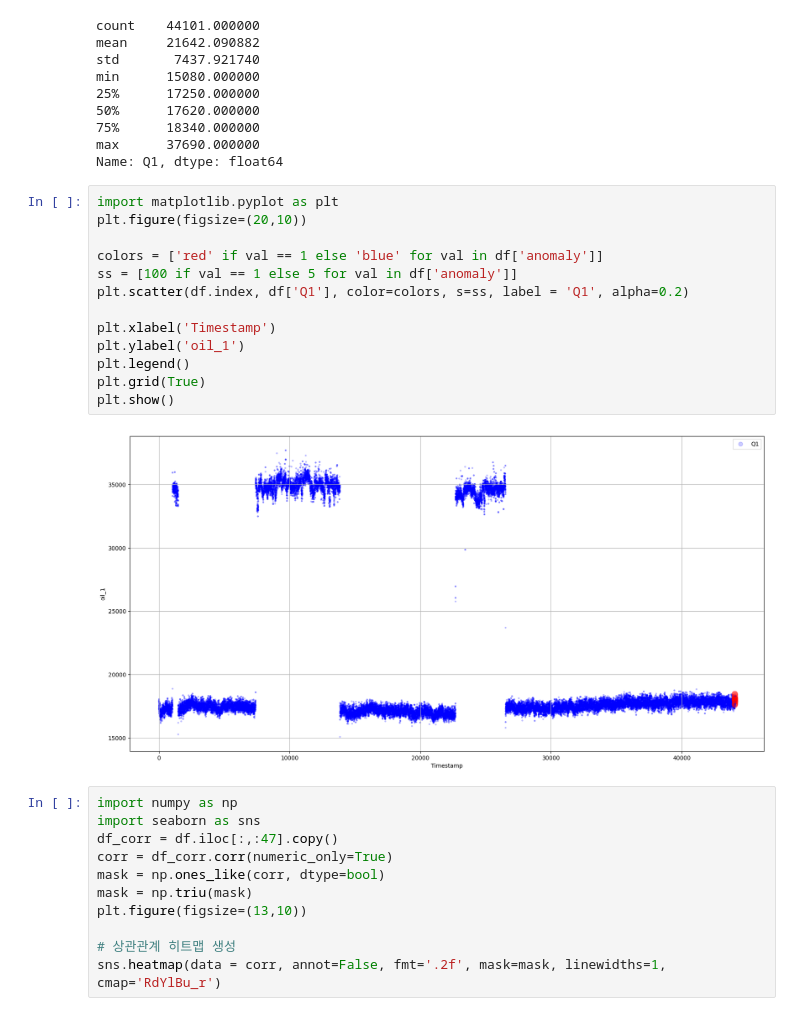
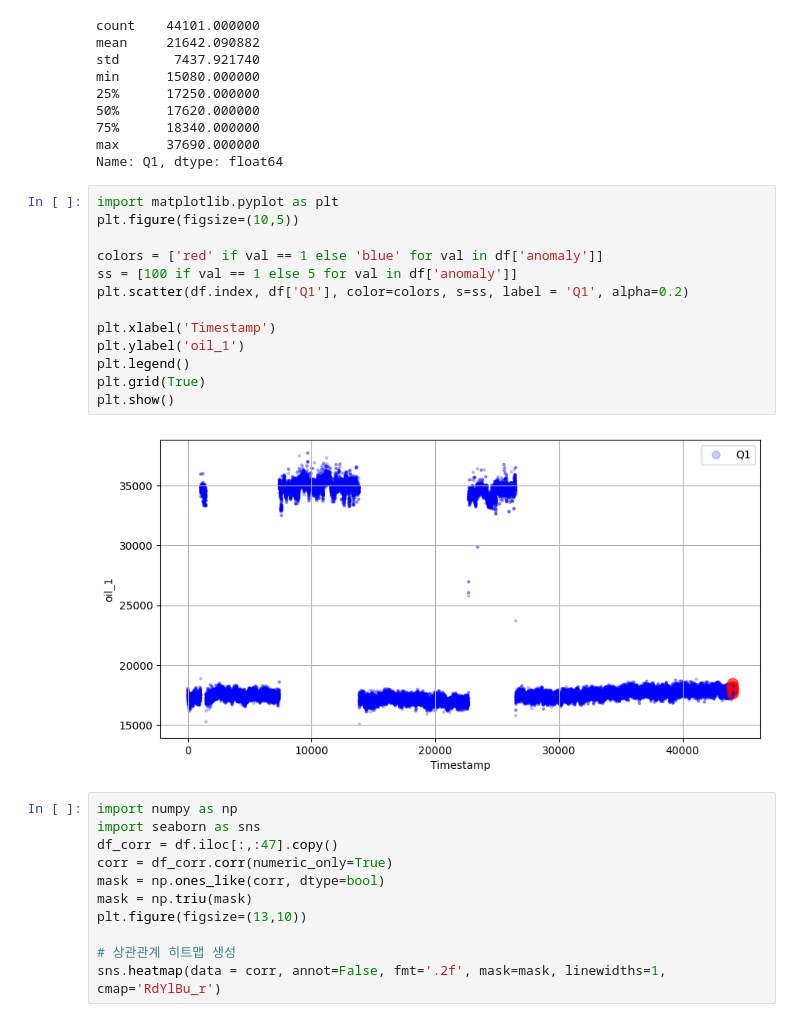
Before and after one commit to Kim-Yeon-Jun/Dacon, a Jupyter notebook: K-water/0_EDA.ipynb, the cells around one changed output. Cells and saved outputs as stored; diff of their text form.

```diff
--- a/K-water/0_EDA.ipynb
+++ b/K-water/0_EDA.ipynb
@@ -64,19 +64,19 @@ max      37690.000000
 Name: Q1, dtype: float64
 # %%
 import matplotlib.pyplot as plt
-plt.figure(figsize=(20,10))
+plt.figure(figsize=(10,5))
 
 colors = ['red' if val == 1 else 'blue' for val in df['anomaly']]
 ss = [100 if val == 1 else 5 for val in df['anomaly']]
 plt.scatter(df.index, df['Q1'], color=colors, s=ss, label = 'Q1', alpha=0.2)
 
 plt.xlabel('Timestamp')
 plt.ylabel('oil_1')
 plt.legend()
 plt.grid(True)
 plt.show()
 # %% [output]
-[figure, old version]
+[figure, new version]
 # %%
 import numpy as np
 import seaborn as sns
```
Also changed, not shown: parts of 7 cells of this notebook.
